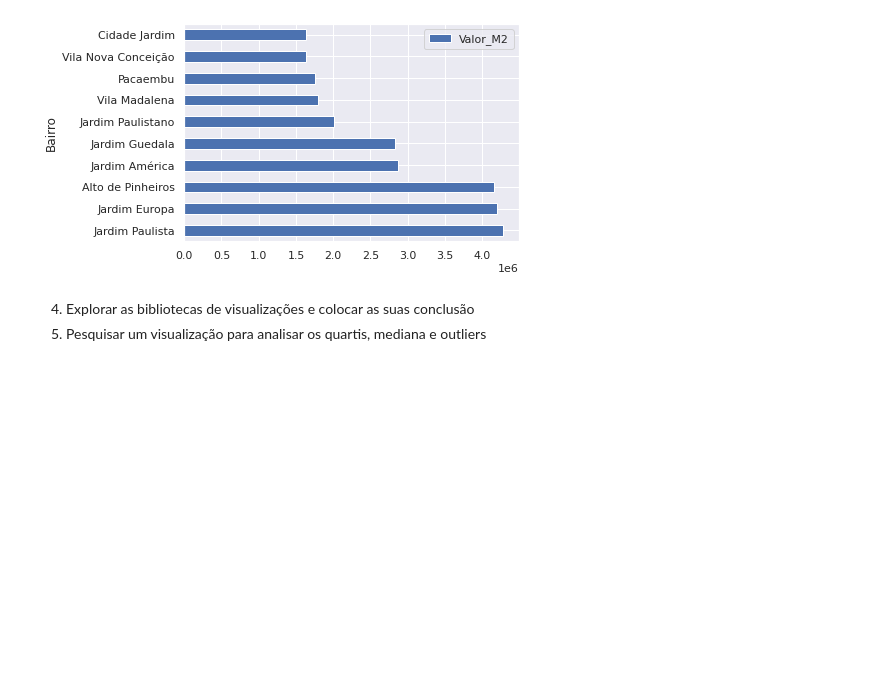
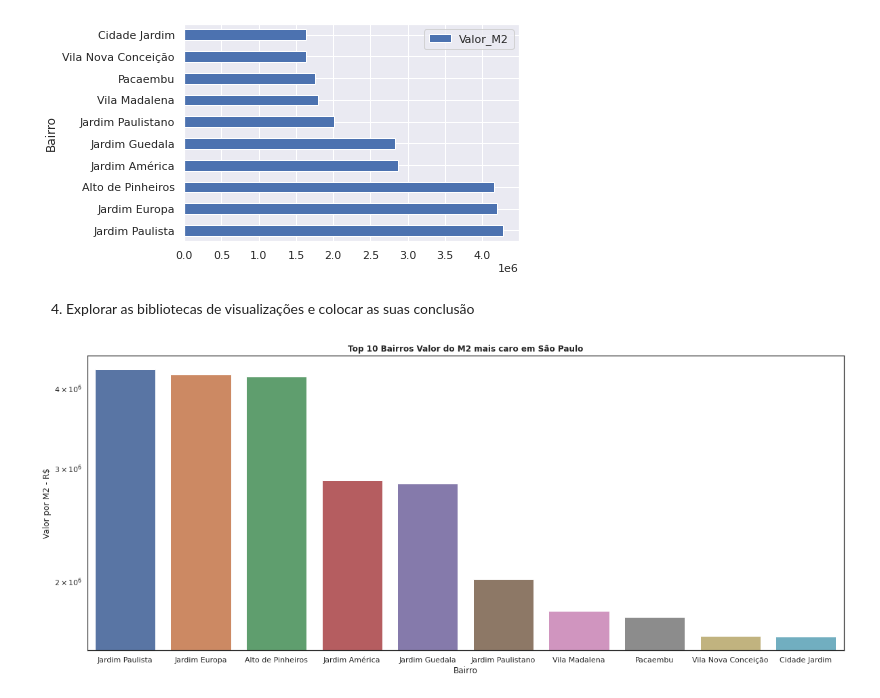
Before and after one commit to carlamoema/Imersao_dados_Alura, a Jupyter notebook: Imersao_dados_4_aula2.ipynb, the cells around one changed output. Drawn from its saved outputs; the diff is of its cells as text; code cells hidden in the pictures; blank space fills up the shorter version.

```diff
--- a/Imersao_dados_4_aula2.ipynb
+++ b/Imersao_dados_4_aula2.ipynb
@@ -154,4 +113,17 @@ Bairro_M2.sort_values(by = "Valor_M2", ascending= False)[:10].plot(kind='barh')
 [figure]
 # %% [markdown]
 4. Explorar as bibliotecas de visualizações e colocar as suas conclusão
-5. Pesquisar um visualização para analisar os quartis, mediana e outliers
+# %%
+#Criando um índice pro df
+Bairro_M2=Bairro_M2.reset_index()
+# %%
+#Explorando outras formas de visualição com a biblioteca seaborn
+plt.figure(figsize=(20, 8))
+sns.set_style('white')
+ax2 = sns.barplot(data=(Bairro_M2.sort_values(by = "Valor_M2", ascending=False)[:10]), x= "Bairro", y="Valor_M2")
+ax2.set_xlabel("Bairro")
+ax2.set_ylabel("Valor por M2 - R$")
+ax2.set_title("Top 10 Bairros Valor do M2 mais caro em São Paulo",  fontweight ="bold")
+ax2.set_yscale('log')
+# %% [output]
+[figure, added]
```
Also changed, not shown: parts of 9 cells of this notebook.
